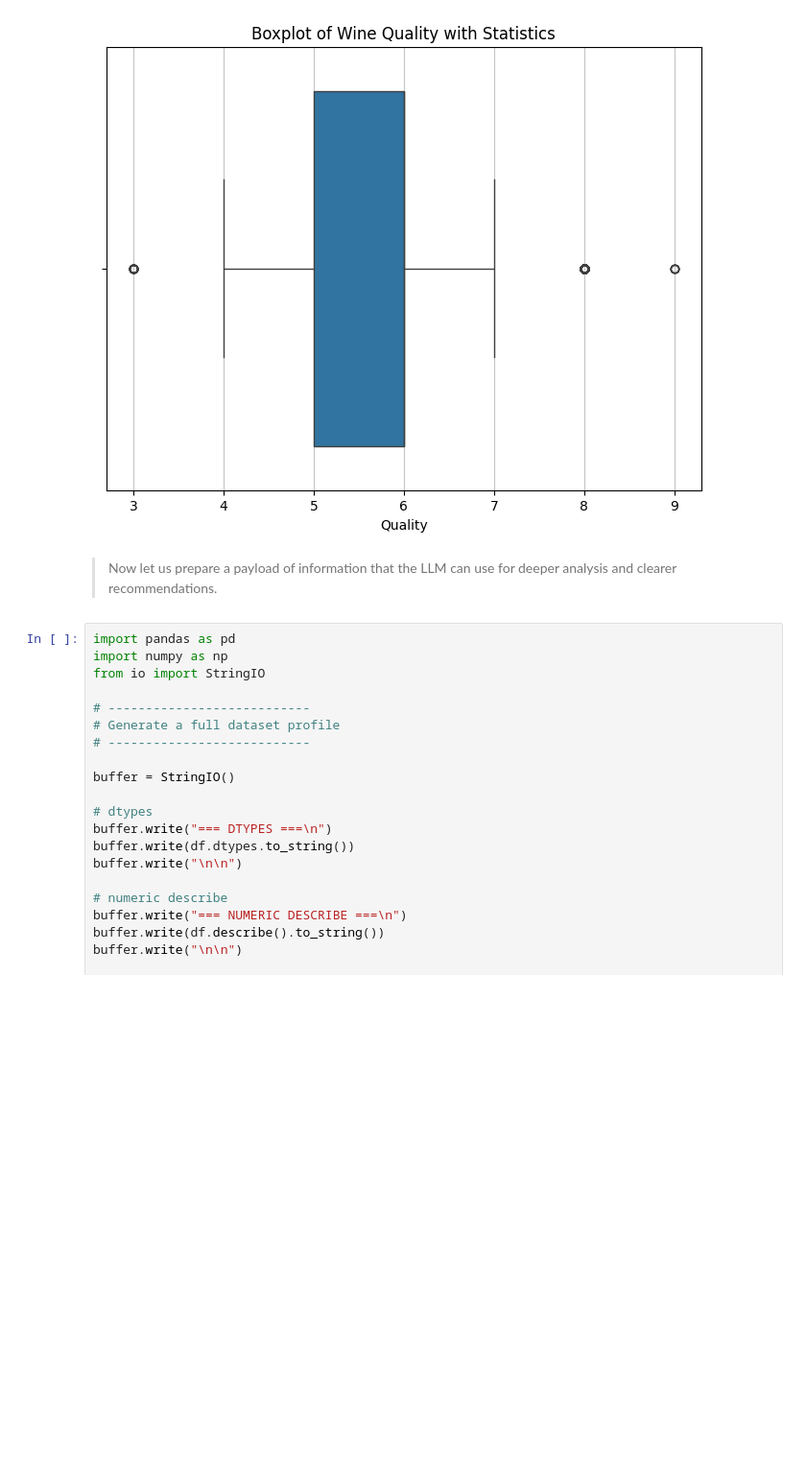
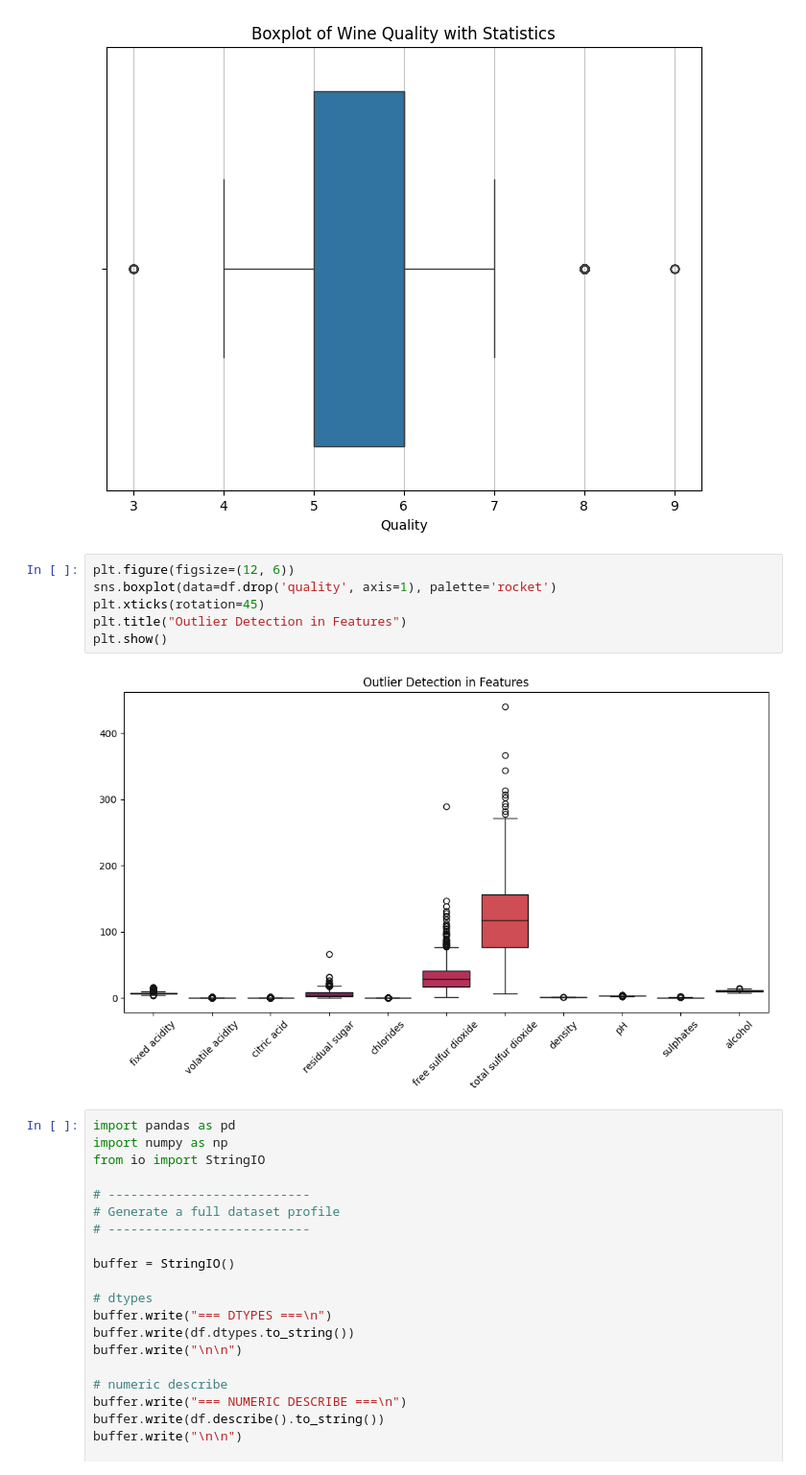
Before and after one commit to alpie13-blip/ADALL_github, a Jupyter notebook: ADALL/4641601C_ADALL_Project. v5.ipynb, the cells around one changed output. Shown at 96% size. Cells and saved outputs as stored; diff of their text form; blank space fills up the shorter version.

```diff
--- a/ADALL/4641601C_ADALL_Project. v5.ipynb
+++ b/ADALL/4641601C_ADALL_Project. v5.ipynb
@@ -190,8 +190,14 @@ Median (50th percentile): 6.0
 Q3 (75th percentile): 6.0
 IQR (Interquartile Range): 1.0
 [figure]
-# %% [markdown]
->Now let us prepare a payload of information that the LLM can use for deeper analysis and clearer recommendations.
+# %%
+plt.figure(figsize=(12, 6))
+sns.boxplot(data=df.drop('quality', axis=1), palette='rocket')
+plt.xticks(rotation=45)
+plt.title("Outlier Detection in Features")
+plt.show()
+# %% [output]
+[figure, added]
 # %%
 import pandas as pd
 import numpy as np
```
Also changed, not shown: parts of 14 cells of this notebook.
